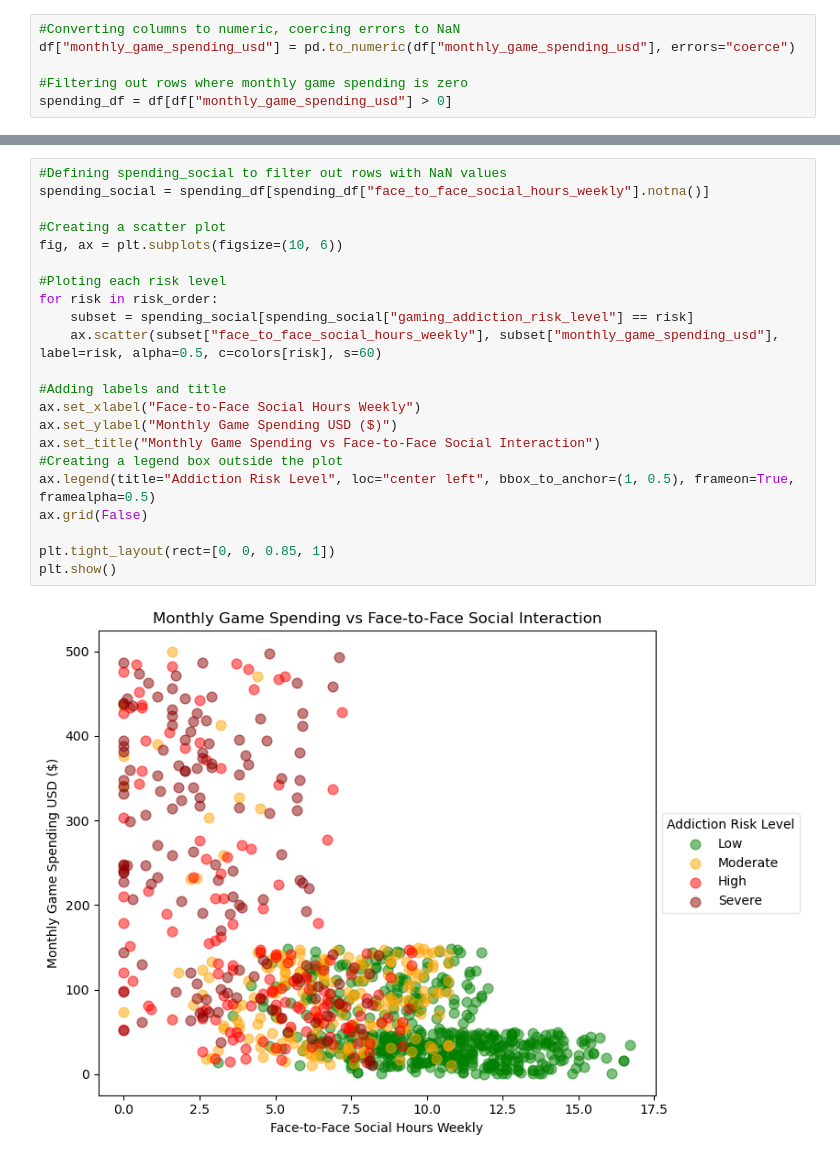
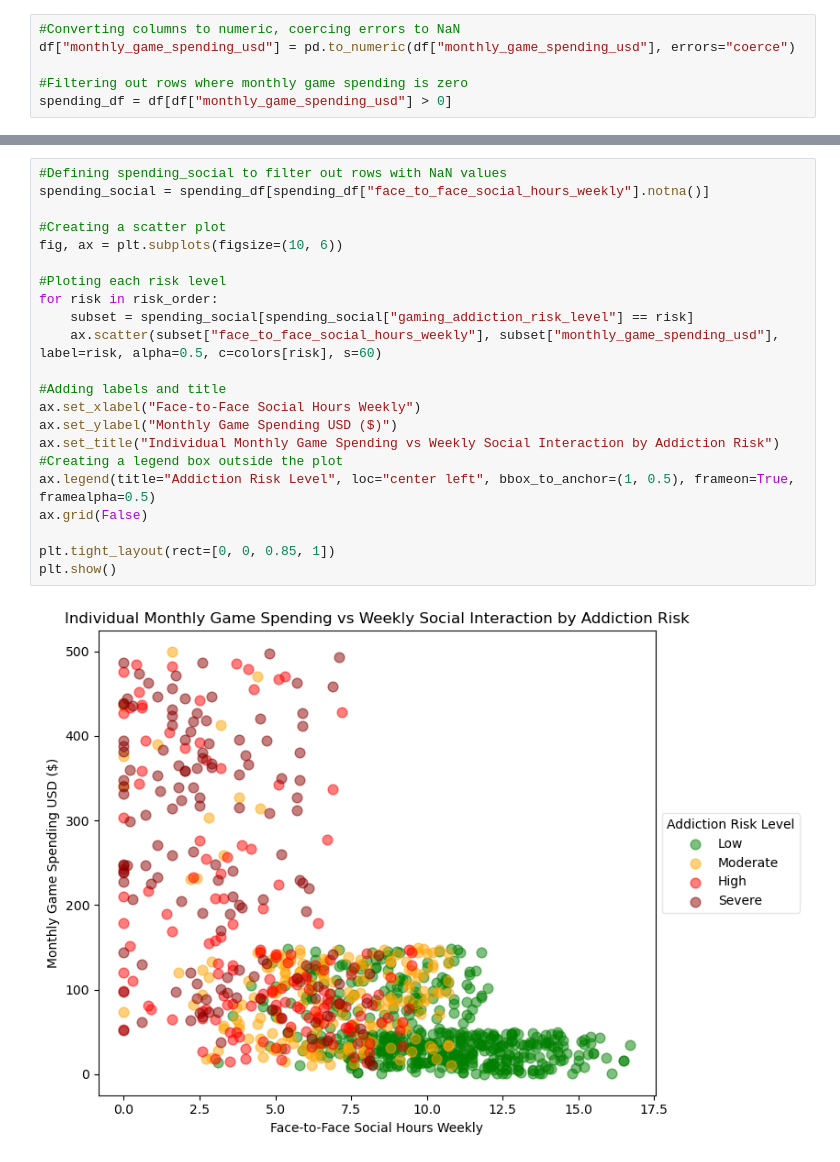
Before and after one commit to ilsecaher/MSDS470_X40_Data-Visualization_Wk5, a Jupyter notebook: MSDS670_X40_Data Visualization_AssignmentWk5 - Ilse Severance.ipynb, the cells around one changed output, grey strips where cells are left out. Cells and saved outputs as stored; diff of their text form.

```diff
--- a/MSDS670_X40_Data Visualization_AssignmentWk5 - Ilse Severance.ipynb
+++ b/MSDS670_X40_Data Visualization_AssignmentWk5 - Ilse Severance.ipynb
@@ -165,27 +165,27 @@ plt.show()
 # %%
 #Defining spending_social to filter out rows with NaN values
 spending_social = spending_df[spending_df["face_to_face_social_hours_weekly"].notna()]
 
 #Creating a scatter plot
 fig, ax = plt.subplots(figsize=(10, 6))
 
 #Ploting each risk level
 for risk in risk_order:
     subset = spending_social[spending_social["gaming_addiction_risk_level"] == risk]
     ax.scatter(subset["face_to_face_social_hours_weekly"], subset["monthly_game_spending_usd"], label=risk, alpha=0.5, c=colors[risk], s=60)
 
 #Adding labels and title
 ax.set_xlabel("Face-to-Face Social Hours Weekly")
 ax.set_ylabel("Monthly Game Spending USD ($)")
-ax.set_title("Monthly Game Spending vs Face-to-Face Social Interaction")
+ax.set_title("Individual Monthly Game Spending vs Weekly Social Interaction by Addiction Risk")
 #Creating a legend box outside the plot
 ax.legend(title="Addiction Risk Level", loc="center left", bbox_to_anchor=(1, 0.5), frameon=True, framealpha=0.5)
 ax.grid(False)
 
 plt.tight_layout(rect=[0, 0, 0.85, 1])
 plt.show()
 # %% [output]
-[figure, old version]
+[figure, new version]
 # %%
 #Removing NaN values
 spending_isolation = spending_df[spending_df["social_isolation_score"].notna()]
```
Also changed, not shown: parts of 4 cells of this notebook.
